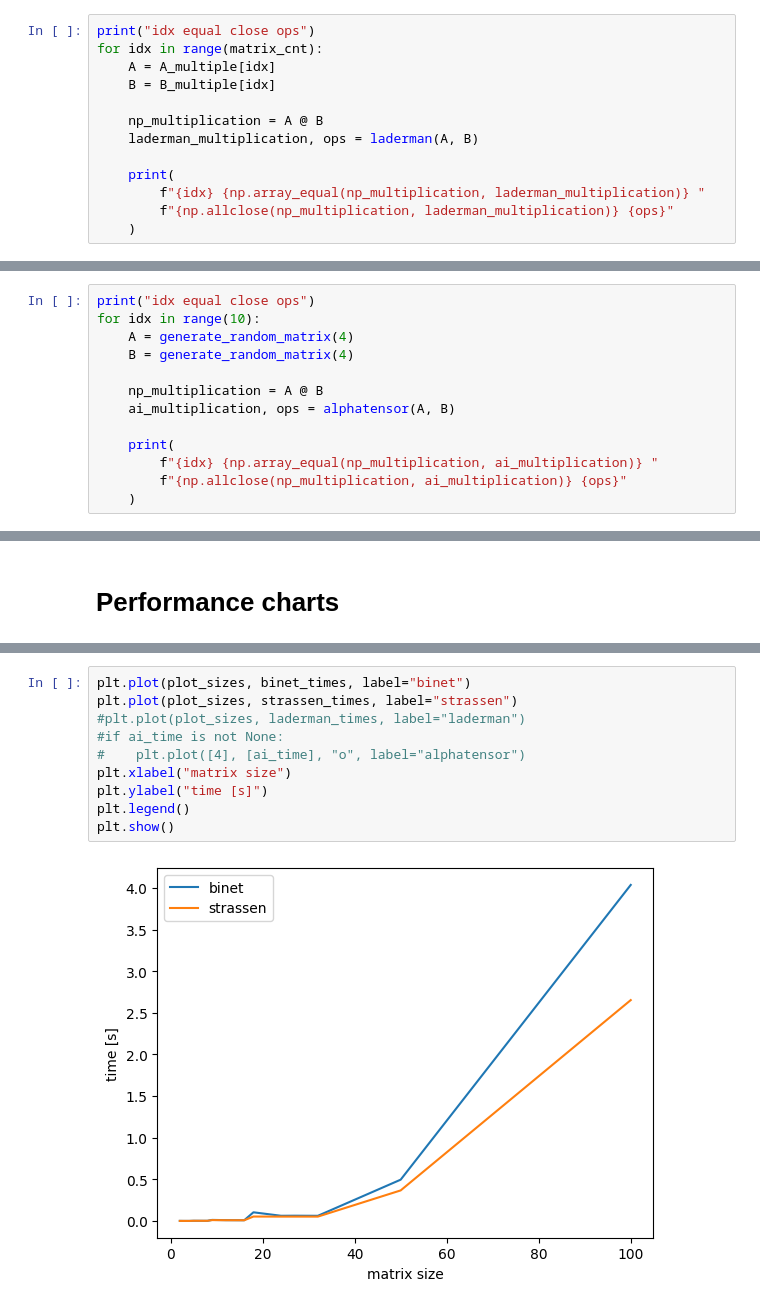
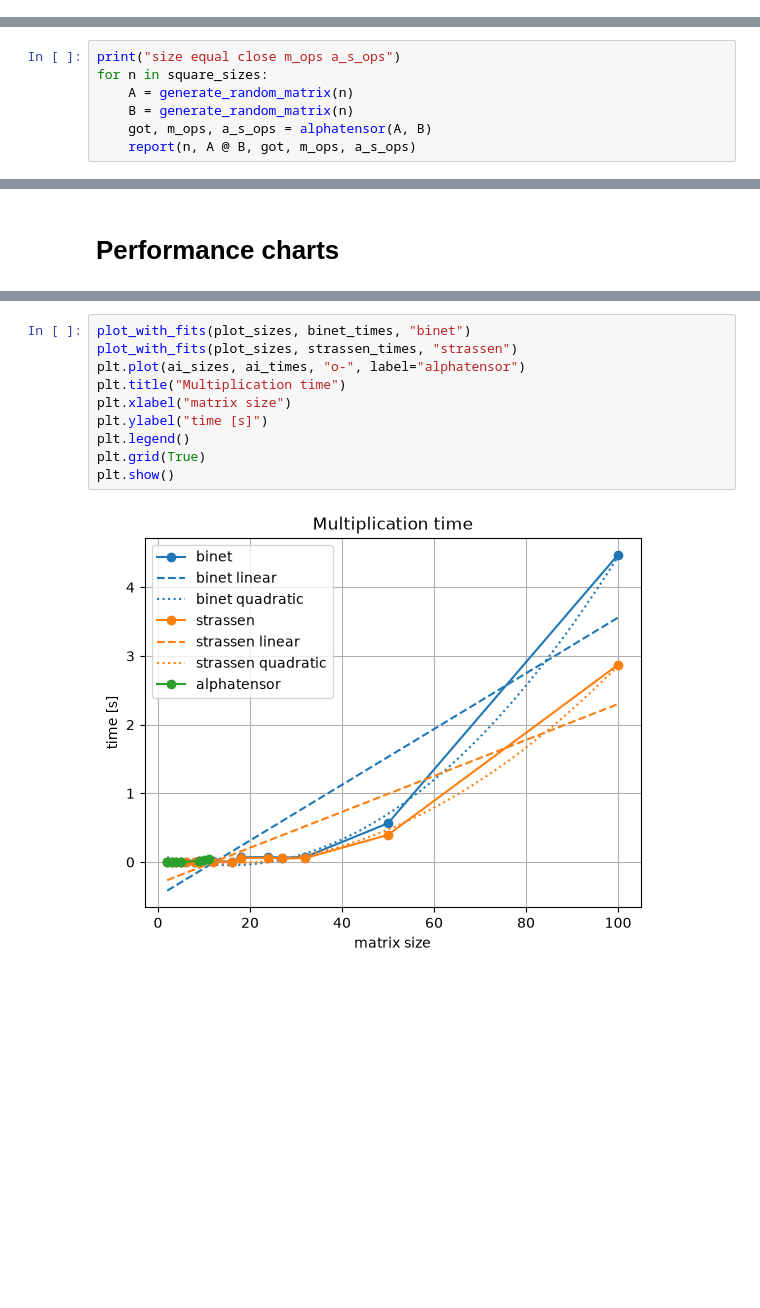
Before and after one commit to WerminskiGabriel/AGH-MatrixAlgo, a Jupyter notebook: lab1/lab1.ipynb, the cells around one changed output, grey strips where cells are left out. Saved outputs shown, nothing was run; the diff lists cells and outputs as text; blank space fills up the shorter version.

```diff
--- a/lab1/lab1.ipynb
+++ b/lab1/lab1.ipynb
@@ -290,13 +188,0 @@ def laderman(A, B):
-# %%
-print("idx equal close ops")
-for idx in range(matrix_cnt):
-    A = A_multiple[idx]
-    B = B_multiple[idx]
-
-    np_multiplication = A @ B
-    laderman_multiplication, ops = laderman(A, B)
-
-    print(
-        f"{idx} {np.array_equal(np_multiplication, laderman_multiplication)} "
-        f"{np.allclose(np_multiplication, laderman_multiplication)} {ops}"
-    )
@@ -391,14 +273,8 @@ def alphatensor(A, B):
 # %%
-print("idx equal close ops")
-for idx in range(10):
-    A = generate_random_matrix(4)
-    B = generate_random_matrix(4)
-
-    np_multiplication = A @ B
-    ai_multiplication, ops = alphatensor(A, B)
-
-    print(
-        f"{idx} {np.array_equal(np_multiplication, ai_multiplication)} "
-        f"{np.allclose(np_multiplication, ai_multiplication)} {ops}"
-    )
+print("size equal close m_ops a_s_ops")
+for n in square_sizes:
+    A = generate_random_matrix(n)
+    B = generate_random_matrix(n)
+    got, m_ops, a_s_ops = alphatensor(A, B)
+    report(n, A @ B, got, m_ops, a_s_ops)
 # %% [output]
@@ -455,13 +337,13 @@ done timing
 # %%
-plt.plot(plot_sizes, binet_times, label="binet")
-plt.plot(plot_sizes, strassen_times, label="strassen")
-#plt.plot(plot_sizes, laderman_times, label="laderman")
-#if ai_time is not None:
-#    plt.plot([4], [ai_time], "o", label="alphatensor")
+plot_with_fits(plot_sizes, binet_times, "binet")
+plot_with_fits(plot_sizes, strassen_times, "strassen")
+plt.plot(ai_sizes, ai_times, "o-", label="alphatensor")
+plt.title("Multiplication time")
 plt.xlabel("matrix size")
 plt.ylabel("time [s]")
 plt.legend()
+plt.grid(True)
 plt.show()
 # %% [output]
-[figure, old version]
+[figure, new version]
 # %%
```
Also changed, not shown: parts of 11 cells of this notebook, 6 other files.
